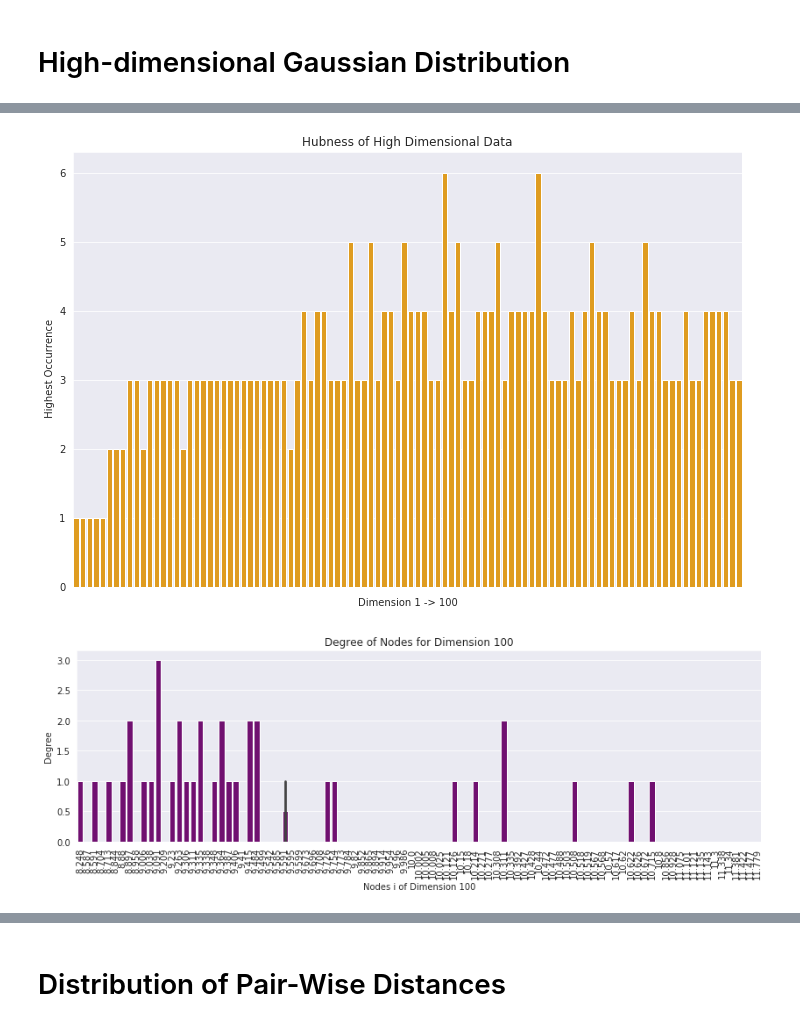
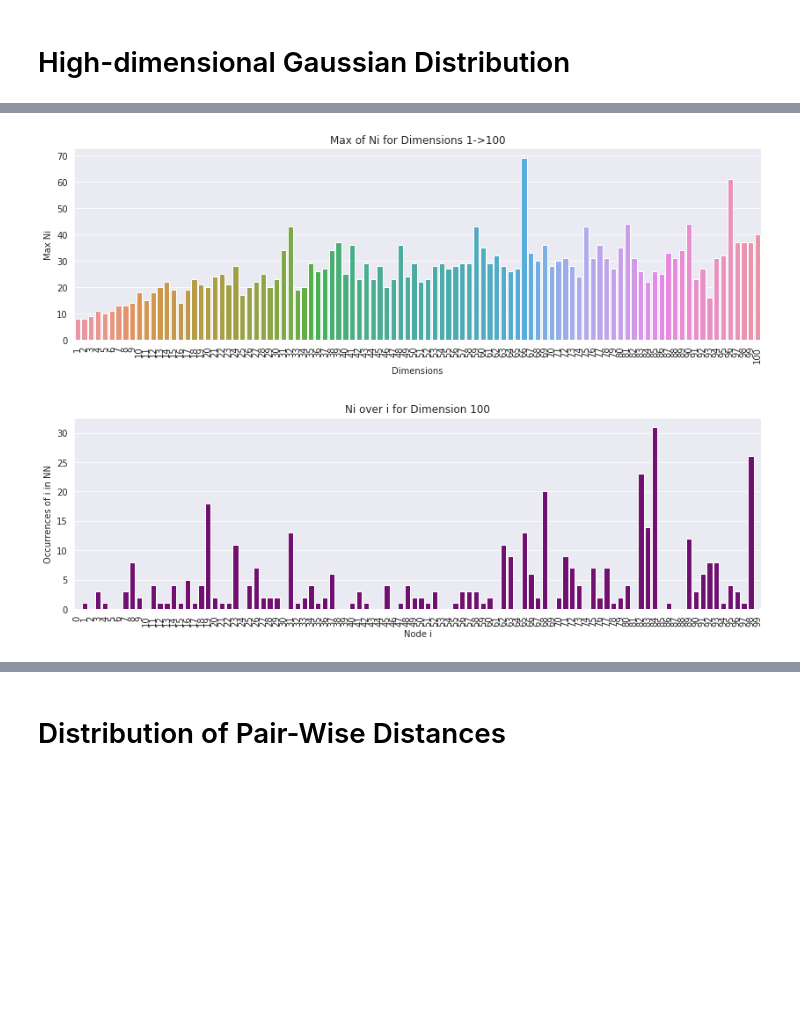
Before and after one commit to kensekense/unige, a Jupyter notebook: data_science/tp2/tp2.ipynb, the cells around one changed output, grey strips where cells are left out. Drawn from its saved outputs; the diff is of its cells as text; code cells hidden in the pictures; blank space fills up the shorter version.

```diff
--- a/data_science/tp2/tp2.ipynb
+++ b/data_science/tp2/tp2.ipynb
@@ -155,17 +153,0 @@ def calc_norm(entry):
-# %%
-norms = []
-for i in range(0, len(samples)): #create the 2-norms of all samples
-    norms.append(calc_norm(samples[i]))
-
-flat_norms = []
-for i in range(0, len(norms)):
-    for j in range(0, len(norms[i])):
-        flat_norms.append(norms[i][j])
-# %%
-#count how many times, N, that norm i is within k of every other norm j.
-kNN = [0]*len(flat_norms)
-for i in range(0, len(flat_norms)): #compare 'd' against all 'd' in flat_norms
-    for j in range(0, len(flat_norms)):
-        if(i!=j): #don't compare against yourself
-            if abs(flat_norms[i]-flat_norms[j]) <= 0.000275: #distance within range
-                kNN[i] += 1
@@ -172,29 +177,36 @@ for i in range(0, len(flat_norms)): #compare 'd' against all 'd' in flat_norms
+# %%
+hub_samples = gen_samples(100, 1, 100)
+
+max_Ni = []
+for dim in hub_samples:
+    max_Ni.append(calc_max_Ni(dim, 5))
 # %%
-max_N = []
-for i in range(0,len(kNN),100):
-    max_N.append(max(kNN[i:i+100]))
+max_Ni_hub = pd.DataFrame({"x":[x for x in range(1,101)], "y":max_Ni})
 
-x = []
-for i in range(0,100):
-    x.append(i)
-
-max_N_df = pd.DataFrame({'x':x, 'y':max_N})
-
-f = plt.figure(figsize=(12,8))
+f = plt.figure(figsize=(14,4))
 with sb.axes_style("darkgrid"):
-    ax = sb.barplot(x='x', y='y', data=max_N_df, color="orange")
-    ax.title.set_text("Hubness of High Dimensional Data")
-    ax.set(xlabel="Dimension 1 -> 100", ylabel=" Highest Occurrence", xticklabels=[])
+    ax = sb.barplot(x="x", y="y", data=max_Ni_hub)
+    ax.title.set_text("Max of Ni for Dimensions 1->100")
+    ax.set(xlabel="Dimensions", ylabel="Max Ni")
+    ax.set_xticklabels(ax.get_xticklabels(), rotation=90)
 # %% [output]
-[figure, old version]
+[figure, new version]
 # %%
-Ni_over_i = pd.DataFrame({'x':list(np.around(norms[99],3)), 'y':kNN[9900:10000]})
+d100 = np.random.multivariate_normal(np.zeros(100),np.identity(100),100)
+sk_kNN = NearestNeighbors(n_neighbors=5, algorithm='auto').fit(d100)
+d_d100, ind_d100 = sk_kNN.kneighbors(d100)
+Ni_100 = [0]*len(ind_d100)
+for i in range(0, len(ind_d100)):
+    for j in range(0, len(ind_d100)):
+        if i in ind_d100[j][1:5]:
+            Ni_100[i] += 1
+Ni_over_i = pd.DataFrame({"x":[x for x in range(0,100)],"y":Ni_100})
 
 f = plt.figure(figsize=(14,4))
 with sb.axes_style("darkgrid"):
     ax = sb.barplot(x='x', y='y', data=Ni_over_i, color="purple")
-    ax.title.set_text("Degree of Nodes for Dimension 100")
-    ax.set(xlabel="Nodes i of Dimension 100", ylabel="Degree")
+    ax.title.set_text("Ni over i for Dimension 100")
+    ax.set(xlabel="Node i", ylabel="Occurrences of i in NN")
     ax.set_xticklabels(ax.get_xticklabels(), rotation=90)
 # %% [output]
-[figure, old version]
+[figure, new version]
```
Also changed, not shown: parts of 19 cells of this notebook, 2 other files.
